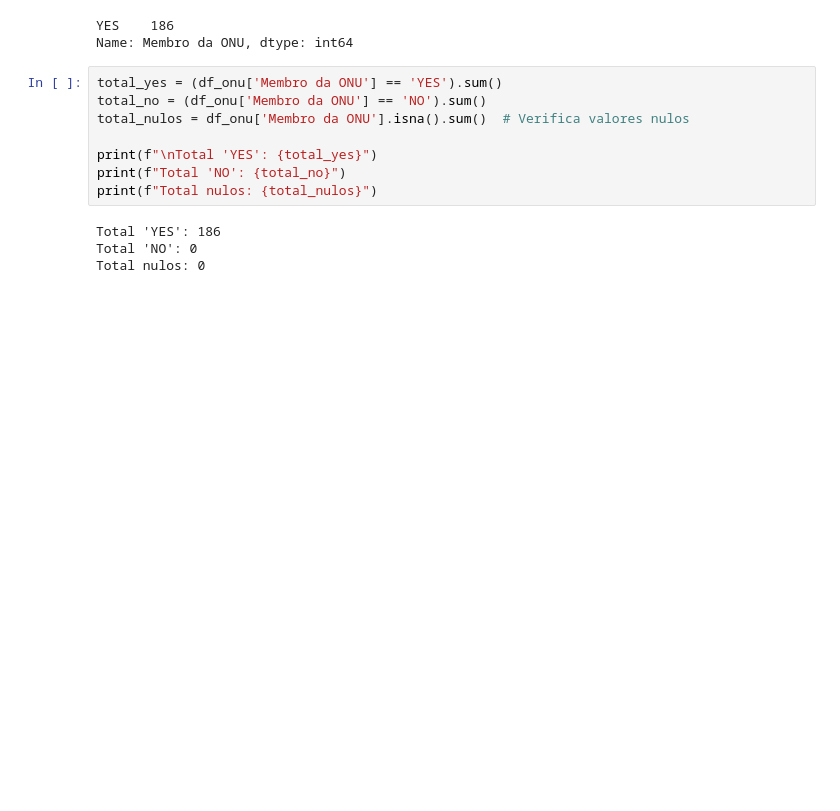
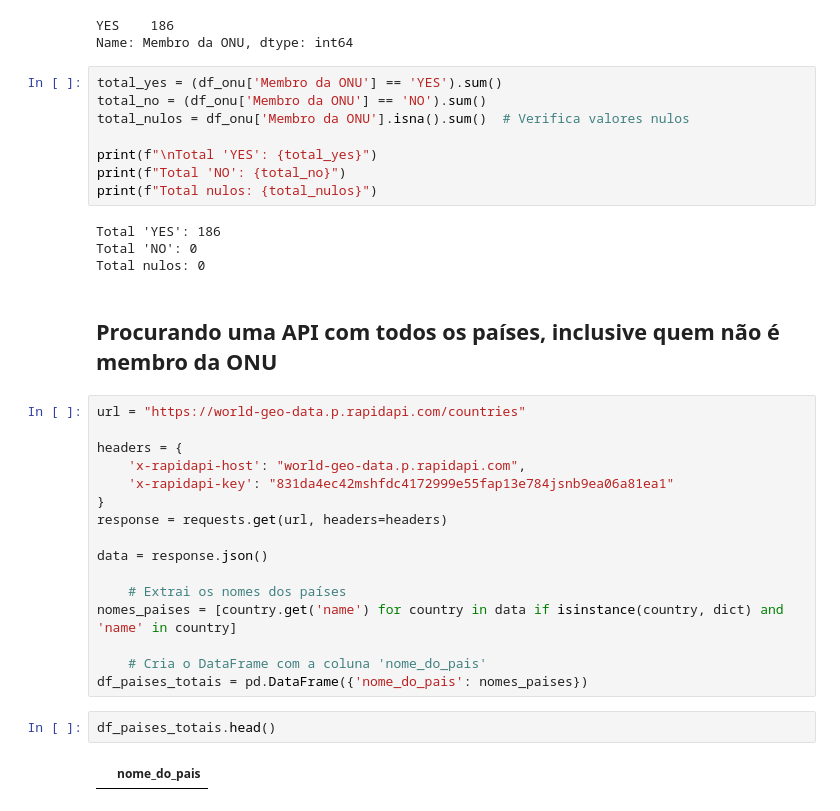
Before and after one commit to Dedecow/Documents, a Jupyter notebook: index.ipynb, the cells around one changed output. Saved outputs shown, nothing was run; the diff lists cells and outputs as text; blank space fills up the shorter version.

Commit message:
nomes-198-paises-ok

```diff
--- a/index.ipynb
+++ b/index.ipynb
@@ -459,3 +459,25 @@ print(f"Total nulos: {total_nulos}")
 Total 'YES': 186
 Total 'NO': 0
 Total nulos: 0
+# %% [markdown]
+## Procurando uma API com  todos os países, inclusive quem não é membro da ONU
+# %%
+url = "https://world-geo-data.p.rapidapi.com/countries"
+
+headers = {
+    'x-rapidapi-host': "world-geo-data.p.rapidapi.com",
+    'x-rapidapi-key': "831da4ec42mshfdc4172999e55fap13e784jsnb9ea06a81ea1"
+}
+response = requests.get(url, headers=headers)
+
+data = response.json()
+
+    # Extrai os nomes dos países
+nomes_paises = [country.get('name') for country in data if isinstance(country, dict) and 'name' in country]
+
+    # Cria o DataFrame com a coluna 'nome_do_pais'
+df_paises_totais = pd.DataFrame({'nome_do_pais': nomes_paises})
+# %%
+df_paises_totais.head()
+# %% [output]
+|  | nome_do_pais |
```
Also changed, not shown: parts of 4 cells of this notebook, 1 other file.
